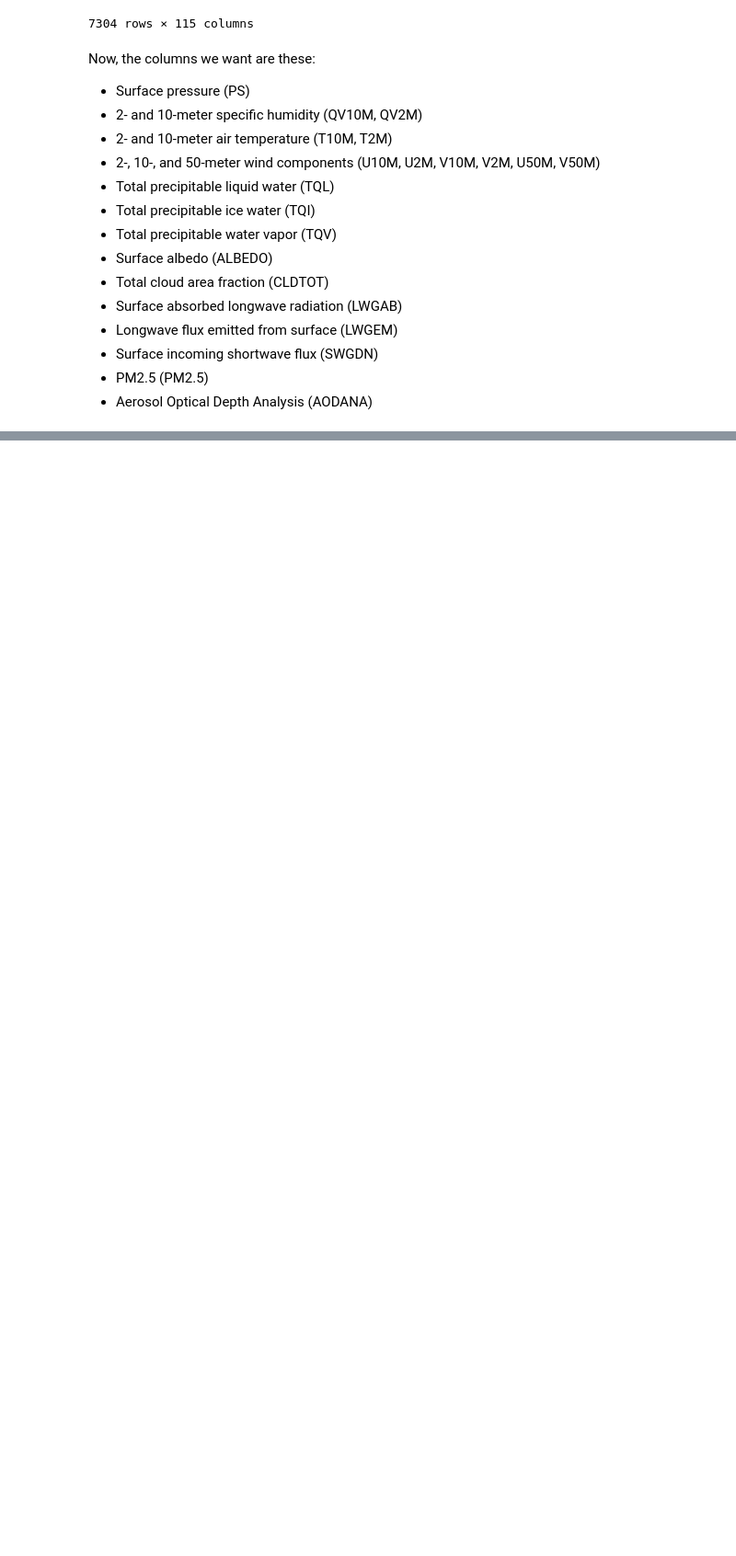
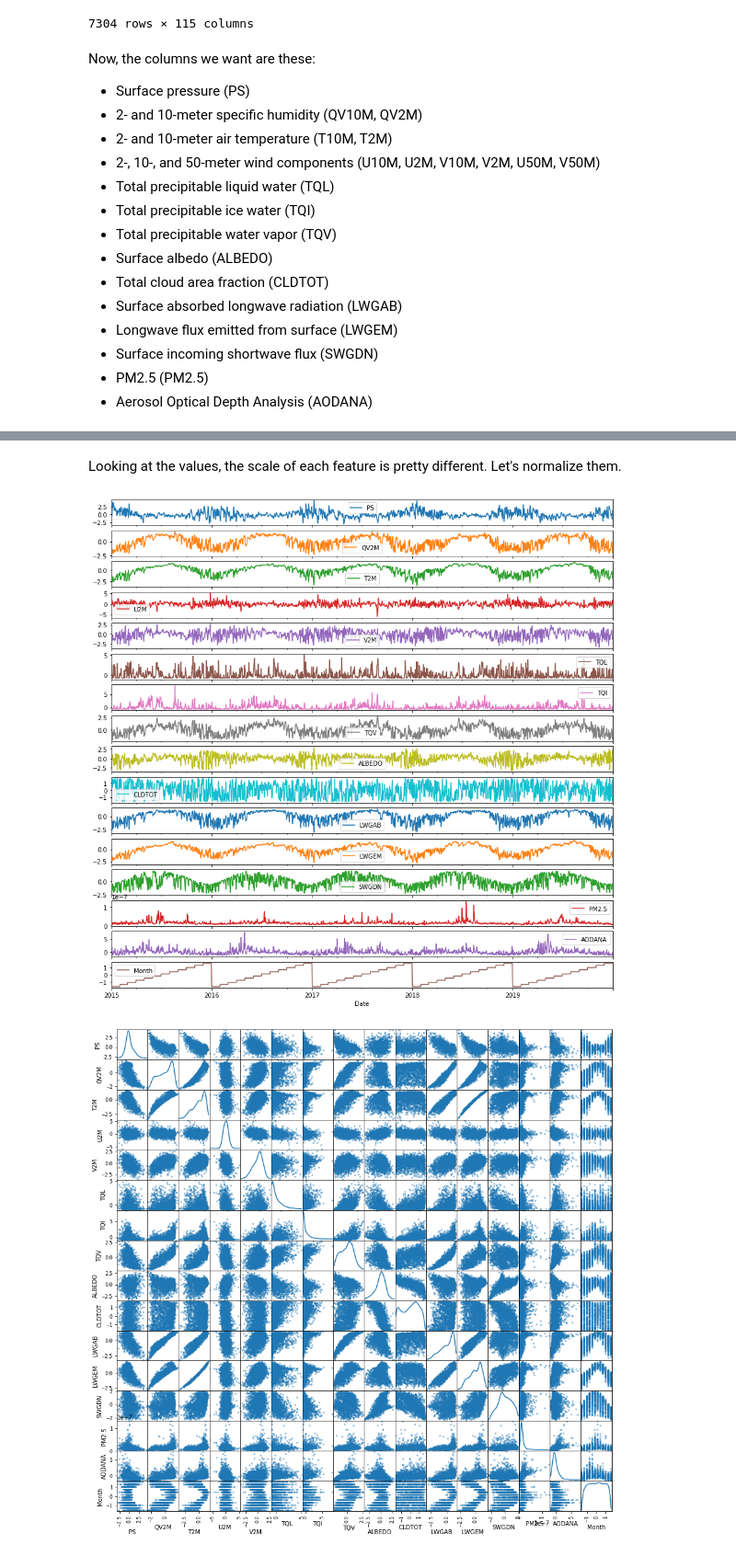
Before and after one commit to K20shores/HoustonPM2.5, a Jupyter notebook: Houston.ipynb, the cells around one changed output, grey strips where cells are left out. Shown at 92% size. Cells and saved outputs as stored; diff of their text form; code cells hidden in the pictures; blank space fills up the shorter version.

```diff
--- a/Houston.ipynb
+++ b/Houston.ipynb
@@ -238,0 +242,13 @@ for group_name, _df in train.groupby(['lat', 'lon']):
+# %% [markdown]
+Looking at the values, the scale of each feature is pretty different. Let's normalize them.
+# %%
+scaler = preprocessing.StandardScaler()
+
+all_but_pm25 = train.columns.drop('PM2.5')
+train[all_but_pm25] = scaler.fit_transform(train[all_but_pm25])
+
+train.plot(subplots=True, figsize=(15, 15));
+scatter_matrix(train, alpha=.5, figsize=(15, 15), diagonal='kde');
+# %% [output]
+[figure, added]
+[figure, added]
```
Also changed, not shown: parts of 12 cells of this notebook.
